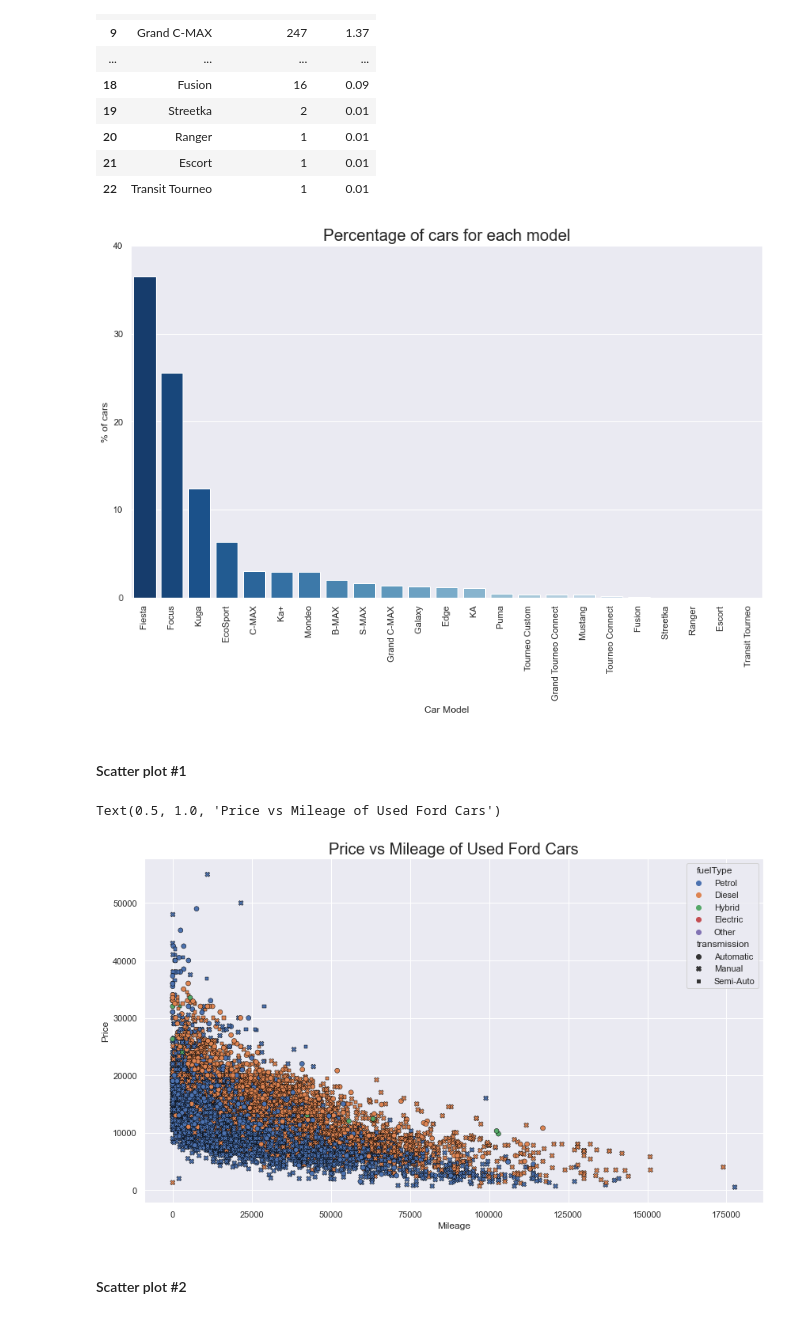
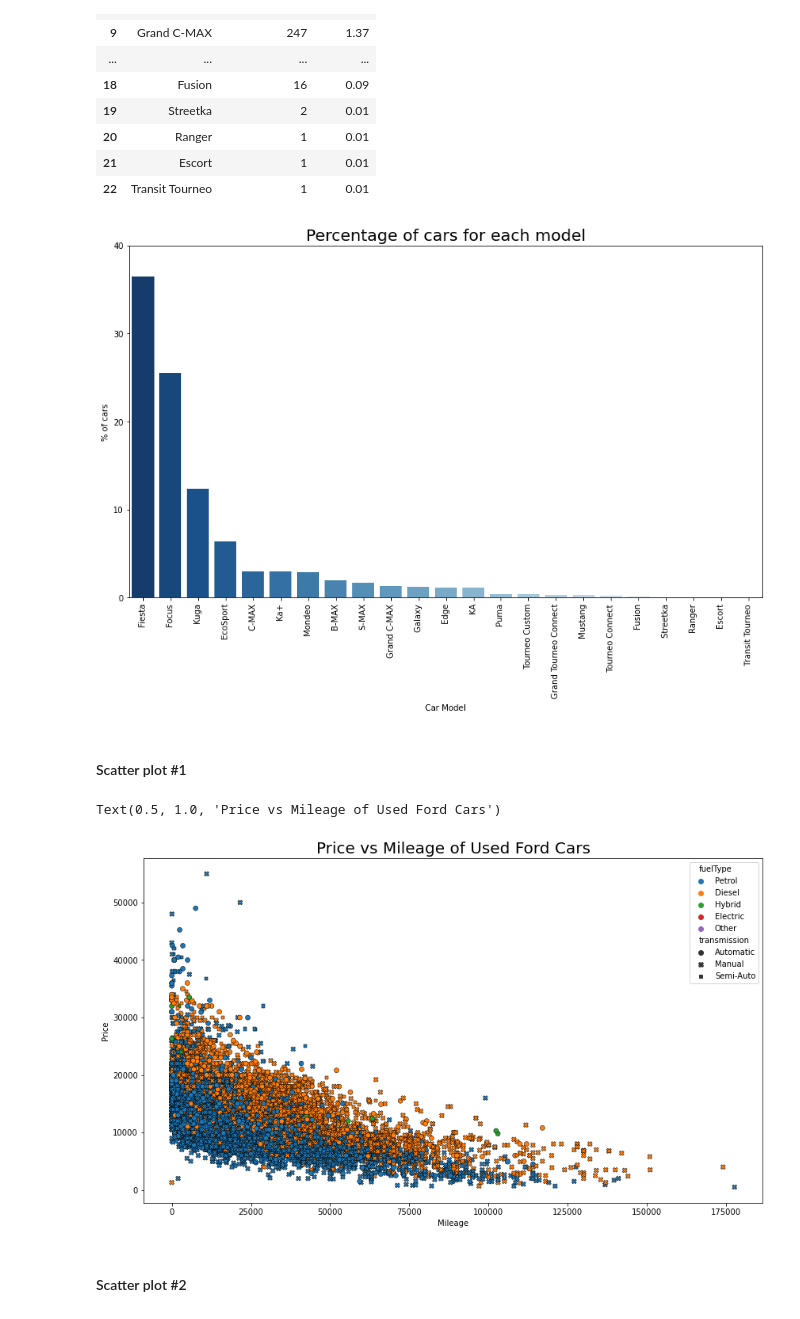
Before and after one commit to st0rmw1nd/ford_used_car_analysis, a Jupyter notebook: ford_used_car_analysis.ipynb, the cells around one changed output. Saved outputs shown, nothing was run; the diff lists cells and outputs as text; code cells hidden in the pictures.

```diff
--- a/ford_used_car_analysis.ipynb
+++ b/ford_used_car_analysis.ipynb
@@ -134,8 +135,6 @@ display(dF_model)
 | 21 | Escort | 1 | 0.01 |
 | 22 | Transit Tourneo | 1 | 0.01 |
 # %%
-sns.set_theme(color_codes = True)
-
 # Initialize the figure
 f, ax = plt.subplots(figsize = (14, 8))
 
@@ -160,31 +159,29 @@ ax.set(ylim = (0, 40))
 
 plt.show()
 # %% [output]
-[figure, old version]
+[figure, new version]
 # %% [markdown]
 #### Scatter plot #1
 # %%
-sns.set_theme(color_codes = True)
-
 # Initialize the figure
 f, ax = plt.subplots(figsize = (14, 8))
 
 # Plot
 sns.scatterplot(data = dF,
                 x = "mileage",
                 y = "price",
                 hue = "fuelType",
                 style = "transmission",
                 edgecolor = "black")
 # edgecolor helps identify the boundary of a data point
 
 # Labels & title
 plt.xlabel("Mileage")
 plt.ylabel("Price")
 plt.title("Price vs Mileage of Used Ford Cars", fontsize = 20)
 # %% [output]
 Text(0.5, 1.0, 'Price vs Mileage of Used Ford Cars')
-[figure, old version]
+[figure, new version]
 # %% [markdown]
 #### Scatter plot #2
 # %%
```
Also changed, not shown: parts of 12 cells of this notebook.
